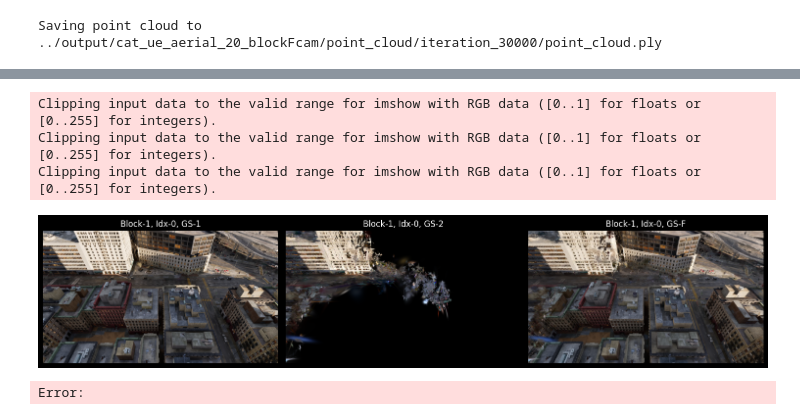
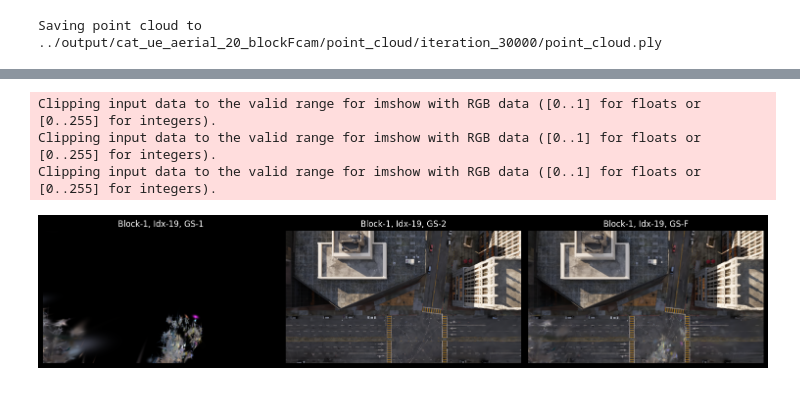
Before and after one commit to DekuLiuTesla/CityGaussian, a Jupyter notebook: notebooks/merge_analysis.ipynb, the cells around one changed output, grey strips where cells are left out. Cells and saved outputs as stored; diff of their text form; code cells hidden in the pictures.

Commit message:
added pilot exp on intersection area

```diff
--- a/notebooks/merge_analysis.ipynb
+++ b/notebooks/merge_analysis.ipynb
@@ -98,3 +99,13 @@ fused_gaussians.save_ply(save_path)
 print(f"Saving point cloud to {save_path}")
 # %% [output]
 Saving point cloud to ../output/cat_ue_aerial_20_blockFcam/point_cloud/iteration_30000/point_cloud.ply
+# %%
+# show area of two blocks under BEV
+plt.figure()
+plt.style.use('seaborn-white')
+plt.scatter(gaussians1._xyz[::100, 0].detach().cpu(), gaussians1._xyz[::100, 1].detach().cpu(), s=1, c='r', label='block1')
+plt.scatter(gaussians2._xyz[::100, 0].detach().cpu(), gaussians2._xyz[::100, 1].detach().cpu(), s=1, c='b', label='block2')
+plt.legend()
+plt.xlabel('x/m')
+plt.ylabel('y/m')
+plt.show()
@@ -107,3 +120,26 @@ with torch.no_grad():
     views2 = scene2.getTestCameras()  # getTrainCameras, getTestCameras
     bg_color2 = [1,1,1] if lp2.white_background else [0, 0, 0]
     background2 = torch.tensor(bg_color2, dtype=torch.float32, device="cuda")
+# %%
+block_id = 1  # 1 or 2
+loss_list = []
+with torch.no_grad():
+    views = scene1.getTrainCameras() + scene2.getTrainCameras()
+    scene_idx = [1] * len(scene1.getTrainCameras()) + [2] * len(scene2.getTrainCameras())
+    for i in range(len(views)):
+        view = views[i]
+        render_pkg_fused = render(view, fused_gaussians, pp1, background1)
+        image_fused, _, _, _, _ = render_pkg_fused["render"], render_pkg_fused["viewspace_points"], render_pkg_fused["visibility_filter"], render_pkg_fused["radii"], render_pkg_fused["geometry"]
+        image_fused = image_fused
+        gt_image = view.original_image
+
+        loss = ssim(image_fused, gt_image)
+        loss_list.append(loss.cpu())
+
+plt.plot(loss_list)
+loss_mean = np.mean(loss_list)
+loss_std = np.std(loss_list)
+plt.plot([loss_mean] * len(loss_list), label=f"mean:{loss_mean:.4f}")
+plt.plot([loss_mean + loss_std] * len(loss_list), label=f"mean+std:{loss_mean + loss_std:.4f}")
+plt.legend()
+plt.show()
@@ -110,8 +148,9 @@ with torch.no_grad():
 # %%
-idx = 0
-block_id = 1  # 1 or 2
+idx = 19
+mask = [i for i in range(len(scene_idx)) if loss_list[i] >= loss_mean + loss_std]
+
 with torch.no_grad():
-    view = views1[idx] if block_id == 1 else views2[idx]
+    view = views[mask[idx]]
     render_pkg_fused = render(view, fused_gaussians, pp1, background1)
     render_pkg_block1 = render(view, gaussians1, pp1, background1)
     render_pkg_block2 = render(view, gaussians2, pp1, background1)
@@ -120,32 +159,31 @@ image_fused, _, _, _, _ = render_pkg_fused["render"], render_pkg_fused["viewspac
 image_fused = image_fused.cpu().numpy().transpose(1,2,0)
 
 image_block1, _, _, _, _ = render_pkg_block1["render"], render_pkg_block1["viewspace_points"], render_pkg_block1["visibility_filter"], render_pkg_block1["radii"], render_pkg_block1["geometry"]
 image_block1 = image_block1.cpu().numpy().transpose(1,2,0)
 
 image_block2, _, _, _, _ = render_pkg_block2["render"], render_pkg_block2["viewspace_points"], render_pkg_block2["visibility_filter"], render_pkg_block2["radii"], render_pkg_block2["geometry"]
 image_block2 = image_block2.cpu().numpy().transpose(1,2,0)
 
 plt.figure(figsize=(15, 15))
 plt.subplot(131)
 plt.imshow(image_block1)
 plt.title(f'Block-{block_id}, Idx-{idx}, GS-1')
 plt.axis('off')
 plt.tight_layout()
 plt.subplot(132)
 plt.imshow(image_block2)
 plt.title(f'Block-{block_id}, Idx-{idx}, GS-2')
 plt.axis('off')
 plt.tight_layout()
 plt.subplot(133)
 plt.imshow(image_fused)
 plt.title(f'Block-{block_id}, Idx-{idx}, GS-F')
 plt.axis('off')
 plt.tight_layout()
 
 plt.show()
 # %% [output]
 Clipping input data to the valid range for imshow with RGB data ([0..1] for floats or [0..255] for integers).
 Clipping input data to the valid range for imshow with RGB data ([0..1] for floats or [0..255] for integers).
 Clipping input data to the valid range for imshow with RGB data ([0..1] for floats or [0..255] for integers).
-[figure, old version]
+[figure, new version]
-Error:
```
Also changed, not shown: parts of 3 cells of this notebook, 2 other files.
